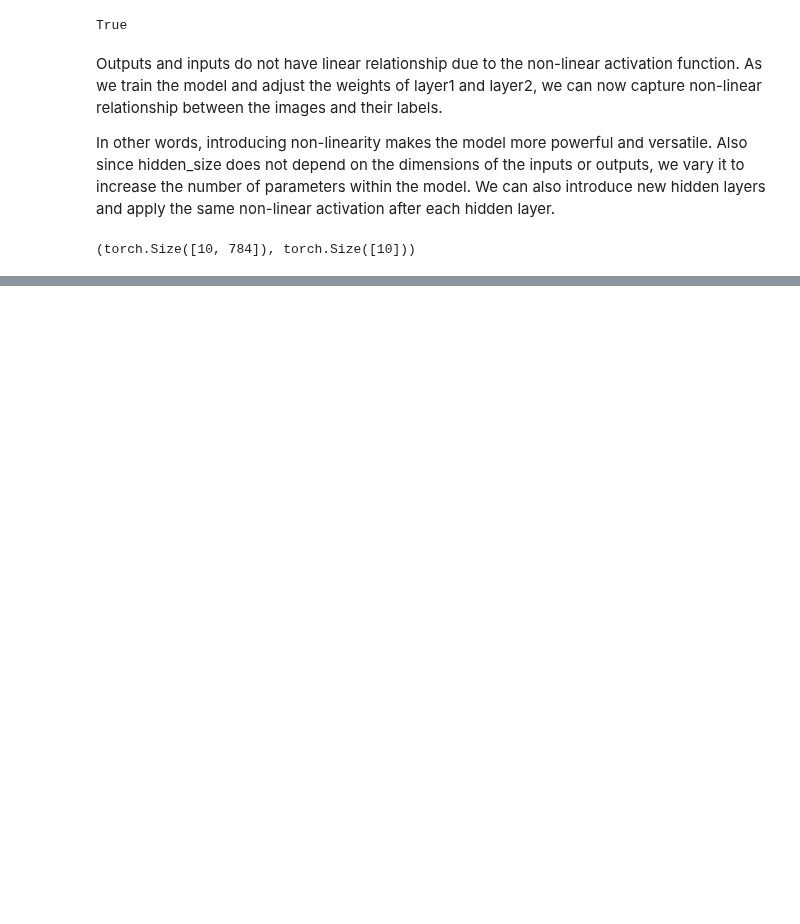
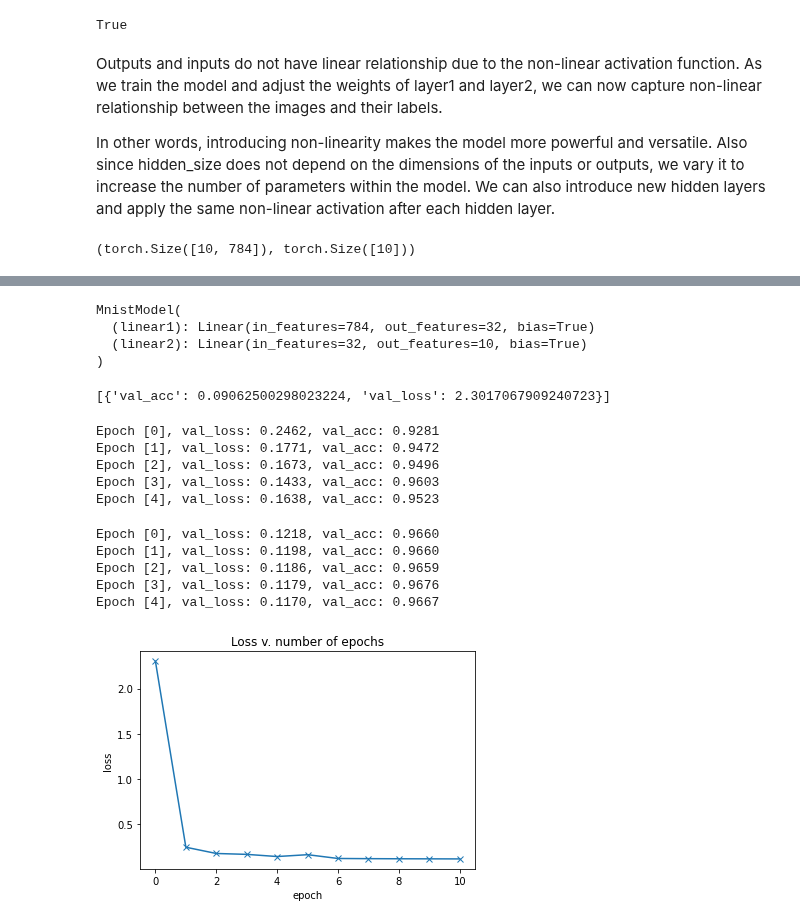
Before and after one commit to nicovakr/Pytorch-init, a Jupyter notebook: DeepNN.ipynb, the cells around one changed output, grey strips where cells are left out. Drawn from its saved outputs; the diff is of its cells as text; code cells hidden in the pictures; blank space fills up the shorter version.

```diff
--- a/DeepNN.ipynb
+++ b/DeepNN.ipynb
@@ -233,0 +499,47 @@ False
+# %%
+# we need to ensure that data and models parameters (W and b) are on the same device
+# we can reuse 'to_device' to move models parameters to right device
+model = MnistModel(input_size, hidden_size=hidden_size, out_size=num_classes)
+to_device(model, device)
+# %% [output]
+MnistModel(
+  (linear1): Linear(in_features=784, out_features=32, bias=True)
+  (linear2): Linear(in_features=32, out_features=10, bias=True)
+)
+# %%
+# see how model performs on the validation set with initial set of weight and bias
+history = [evaluate(model, val_loader)]
+history
+# %% [output]
+[{'val_acc': 0.09062500298023224, 'val_loss': 2.3017067909240723}]
+# %%
+# initial accuracy is about 9%
+# train the model for 5 epochs
+# lr = 0.5 relatively high
+history += fit(5, 0.5, model, train_loader, val_loader)
+# %% [output]
+Epoch [0], val_loss: 0.2462, val_acc: 0.9281
+Epoch [1], val_loss: 0.1771, val_acc: 0.9472
+Epoch [2], val_loss: 0.1673, val_acc: 0.9496
+Epoch [3], val_loss: 0.1433, val_acc: 0.9603
+Epoch [4], val_loss: 0.1638, val_acc: 0.9523
+# %%
+# 95% accuracy : good
+# train for 5 more epoch, lr=0.1 to improve accuracy further
+history += fit(5, 0.1, model, train_loader, val_loader)
+# %% [output]
+Epoch [0], val_loss: 0.1218, val_acc: 0.9660
+Epoch [1], val_loss: 0.1198, val_acc: 0.9660
+Epoch [2], val_loss: 0.1186, val_acc: 0.9659
+Epoch [3], val_loss: 0.1179, val_acc: 0.9676
+Epoch [4], val_loss: 0.1170, val_acc: 0.9667
+# %%
+# we can plot the losses & accuracies to study how the model improves over time
+
+losses = [x['val_loss'] for x in history]
+plt.plot(losses, '-x')
+plt.xlabel('epoch')
+plt.ylabel('loss')
+plt.title('Loss v. number of epochs');
+# %% [output]
+[figure, added]
```
Also changed, not shown: parts of 25 cells of this notebook.
